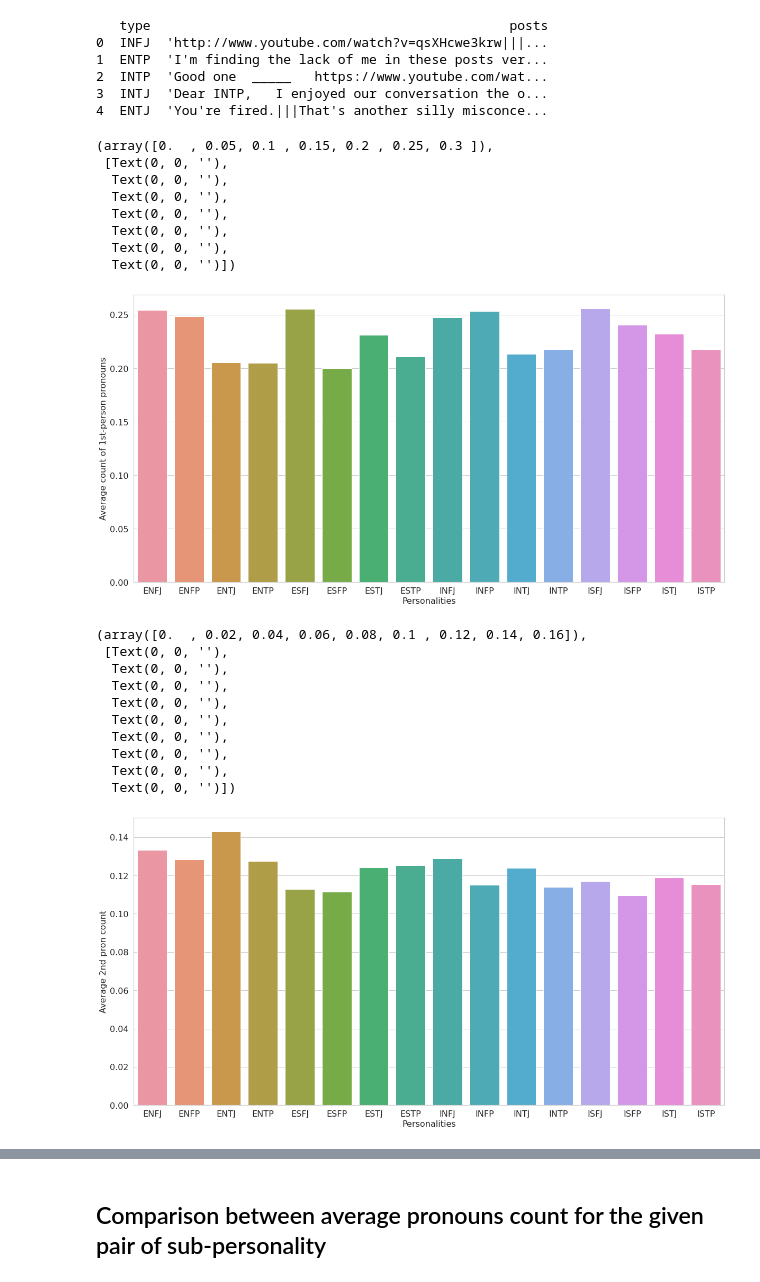
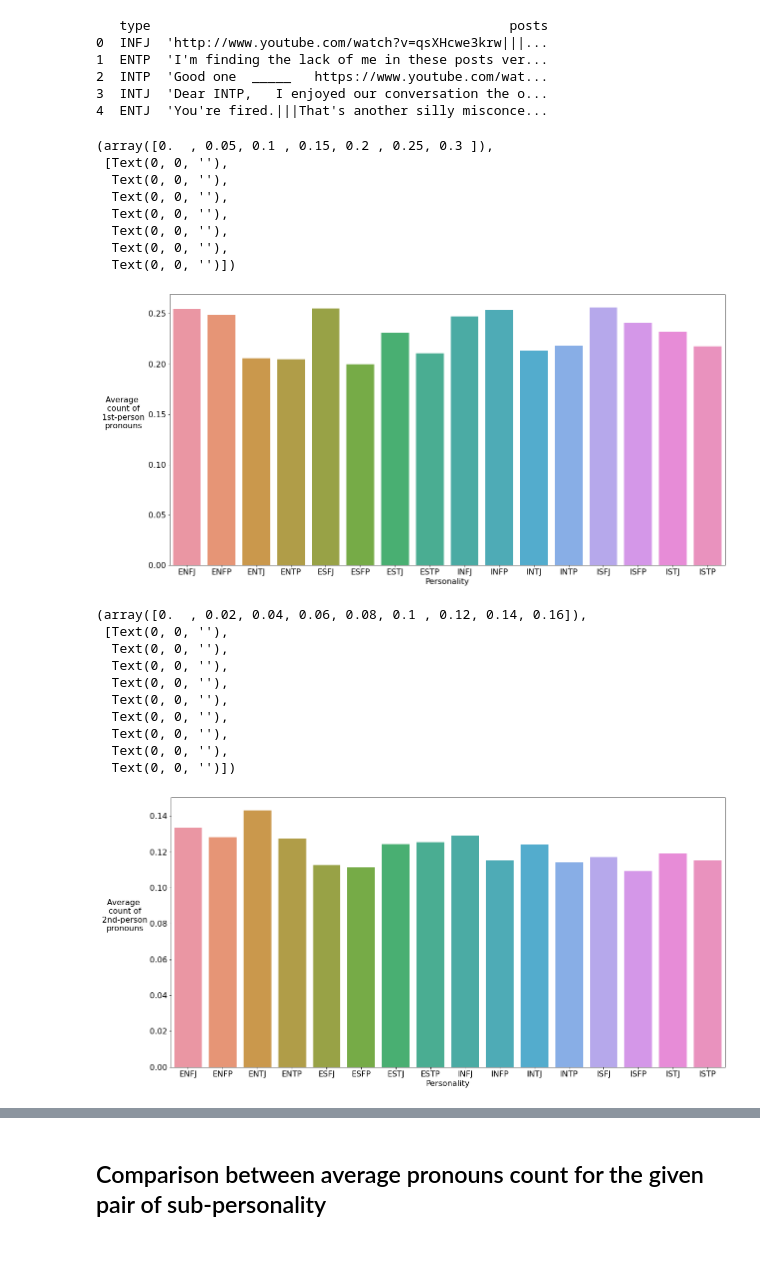
Before and after one commit to admunk/ece143project, a Jupyter notebook: mbti-study-personality-pron.ipynb, the cells around one changed output, grey strips where cells are left out. Cells and saved outputs as stored; diff of their text form; code cells hidden in the pictures; blank space fills up the shorter version.

Commit message:
update pron

```diff
--- a/mbti-study-personality-pron.ipynb
+++ b/mbti-study-personality-pron.ipynb
@@ -36,28 +36,28 @@ df_1st = df_1st .to_frame('1st_pron_count')
 # %%
 plt.figure(figsize=(20,10))
 sns.barplot(x=df_1st.index,y=df_1st['1st_pron_count'])
-plt.ylabel('Average count of 1st-person pronouns', fontsize=16)
-plt.xlabel('Personalities', fontsize=16)
+plt.ylabel('Average \n count of \n 1st-person \npronouns', fontsize=16,rotation=0,labelpad=50)
+plt.xlabel('Personality', fontsize=16)
 plt.xticks(fontsize=16, rotation=0)
 plt.yticks(fontsize=16, rotation=0)
 # %% [output]
 (array([0.  , 0.05, 0.1 , 0.15, 0.2 , 0.25, 0.3 ]),
  [Text(0, 0, ''),
   Text(0, 0, ''),
   Text(0, 0, ''),
   Text(0, 0, ''),
   Text(0, 0, ''),
   Text(0, 0, ''),
   Text(0, 0, '')])
-[figure, old version]
+[figure, new version]
 # %%
 df_2nd = df.groupby(['type'])['2nd_pron_count'].sum()/df.groupby(['type'])['org_comment_count'].sum()
 df_2nd = df_2nd.to_frame('2nd_pron_count')
 # %%
 plt.figure(figsize=(20,10))
 sns.barplot(x=df_2nd.index,y=df_2nd['2nd_pron_count'])
-plt.ylabel('Average 2nd pron count', fontsize=16)
-plt.xlabel('Personalities', fontsize=16)
+plt.ylabel('Average \n count of \n 2nd-person \npronouns', fontsize=16,rotation=0,labelpad=50)
+plt.xlabel('Personality', fontsize=16)
 plt.xticks(fontsize=16, rotation=0)
 plt.yticks(fontsize=16, rotation=0)
 # %% [output]
@@ -71,7 +71,7 @@ plt.yticks(fontsize=16, rotation=0)
   Text(0, 0, ''),
   Text(0, 0, ''),
   Text(0, 0, '')])
-[figure, old version]
+[figure, new version]
 # %%
 df_3rd = df.groupby(['type'])['3rd_pron_count'].sum()/df.groupby(['type'])['org_comment_count'].sum()
 df_3rd = df_3rd.to_frame('3rd_pron_count')
```
Also changed, not shown: parts of 9 cells of this notebook.
